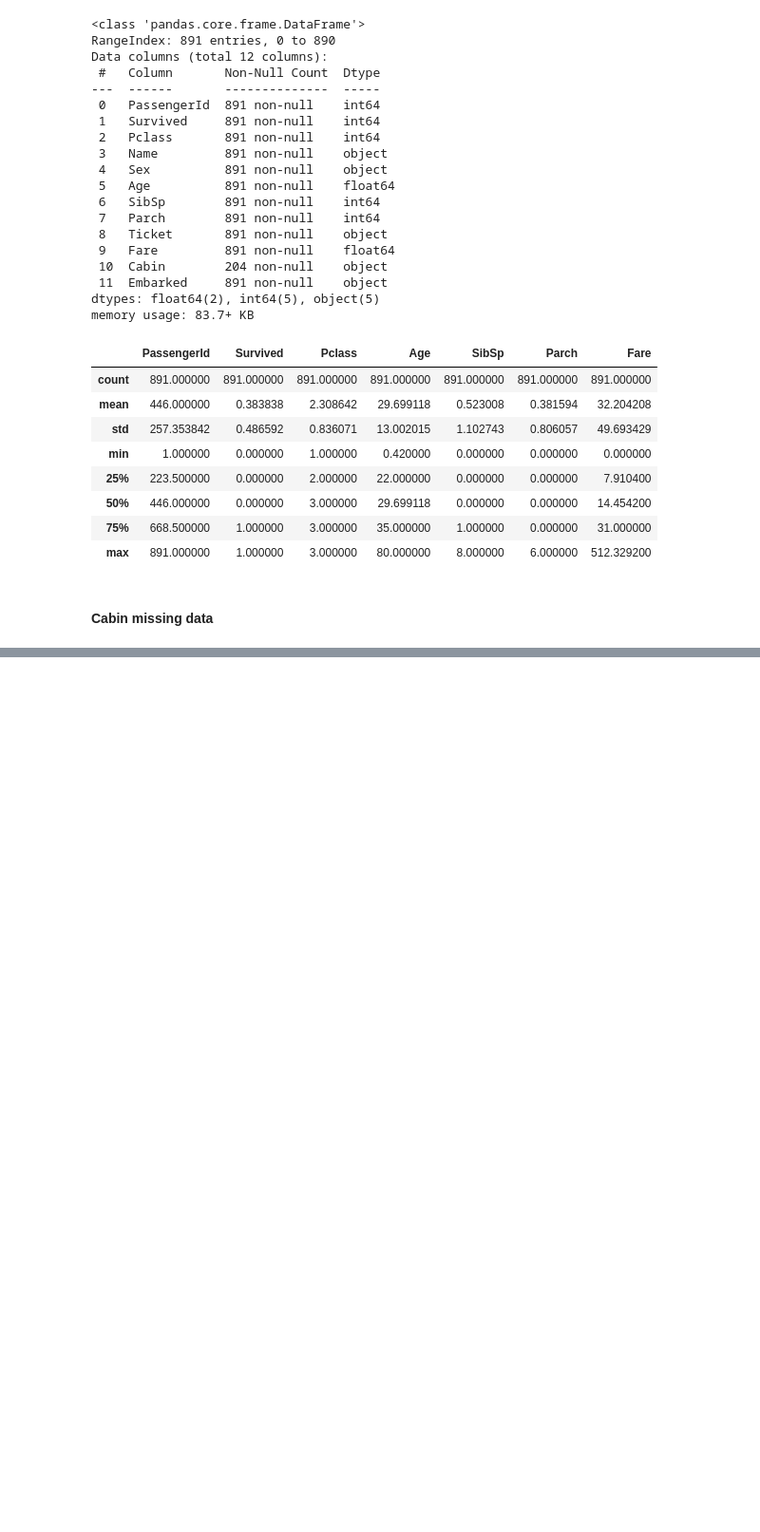
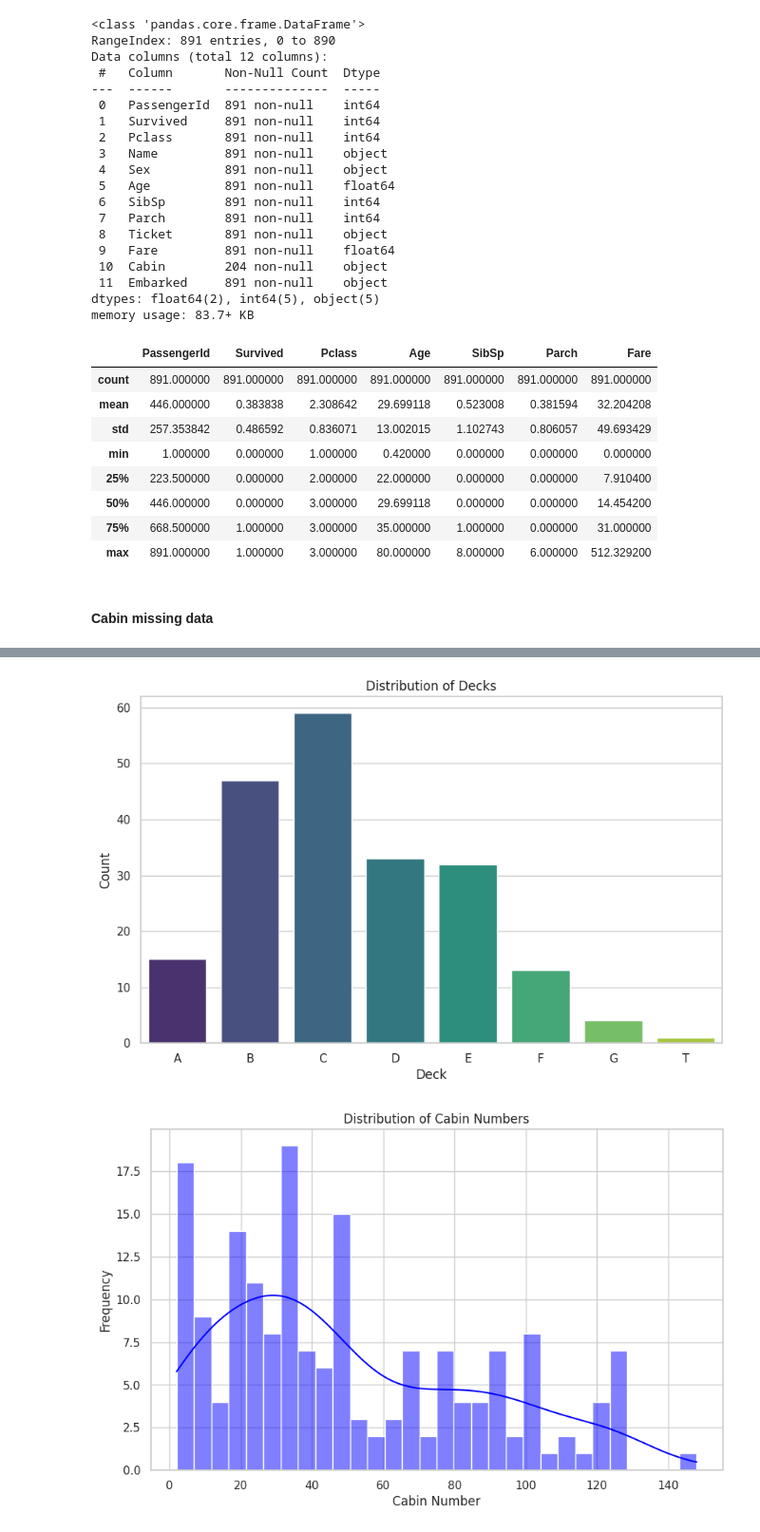
Before and after one commit to sivani-tutika/kaggle, a Jupyter notebook: Titanic - Machine Learning from Disaster/titanic01.ipynb, the cells around one changed output, grey strips where cells are left out. Shown: that part at 95% size. Cells and saved outputs as stored; diff of their text form; code cells hidden in the pictures; blank space fills up the shorter version.

Commit message:
Kaggle Notebook | titanic 01 | Version 1 ( handled missing values)

```diff
--- a/Titanic - Machine Learning from Disaster/titanic01.ipynb
+++ b/Titanic - Machine Learning from Disaster/titanic01.ipynb
@@ -528,0 +548,3 @@ titanic_df.describe()
+# %%
+titanic_df['Deck'] = titanic_df['Cabin'].apply(lambda x: x[0] if pd.notna(x) else np.nan)
+titanic_df['Cabin_Number'] = titanic_df['Cabin'].apply(lambda x: x[1:] if pd.notna(x) else np.nan)
@@ -528,0 +560,28 @@ titanic_df.describe()
+# %%
+import seaborn as sns
+import matplotlib.pyplot as plt
+
+# Set the style of the visualization
+sns.set(style="whitegrid")
+
+# Create a count plot for the 'Deck' column
+plt.figure(figsize=(10, 6))
+sns.countplot(data=titanic_df, x='Deck', palette='viridis', order=titanic_df['Deck'].dropna().sort_values().unique())
+plt.title('Distribution of Decks')
+plt.xlabel('Deck')
+plt.ylabel('Count')
+plt.show()
+
+# Convert 'Cabin_Number' to numeric for histogram
+titanic_df['Cabin_Number'] = pd.to_numeric(titanic_df['Cabin_Number'], errors='coerce')
+
+# Create a histogram for the 'Cabin_Number' column
+plt.figure(figsize=(10, 6))
+sns.histplot(titanic_df['Cabin_Number'].dropna(), bins=30, kde=True, color='blue')
+plt.title('Distribution of Cabin Numbers')
+plt.xlabel('Cabin Number')
+plt.ylabel('Frequency')
+plt.show()
+# %% [output]
+[figure, added]
+[figure, added]
```
Also changed, not shown: parts of 15 cells of this notebook.
